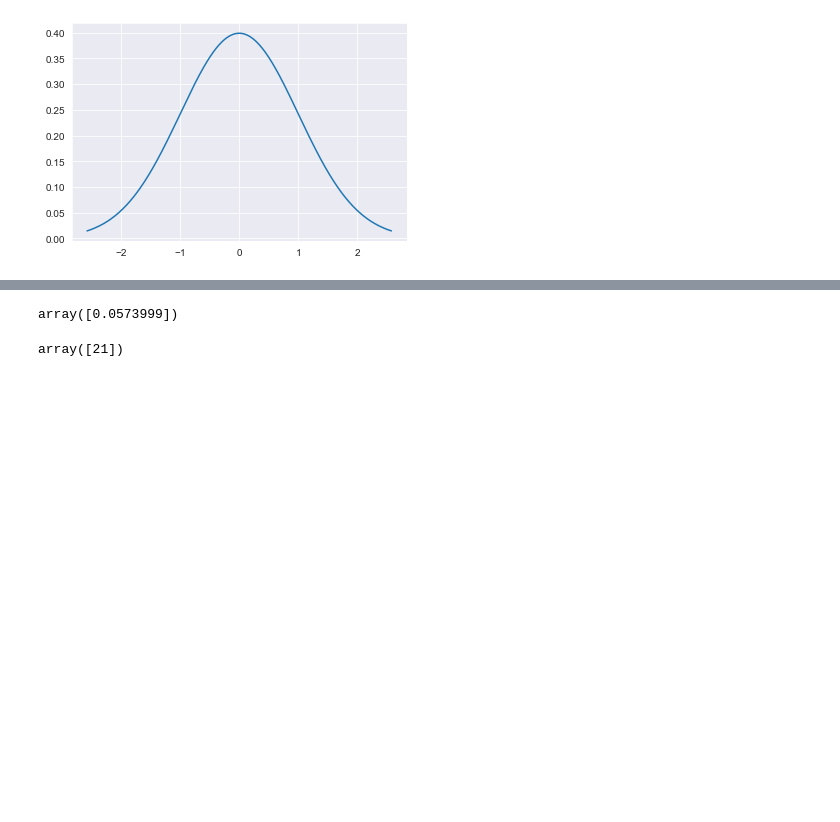
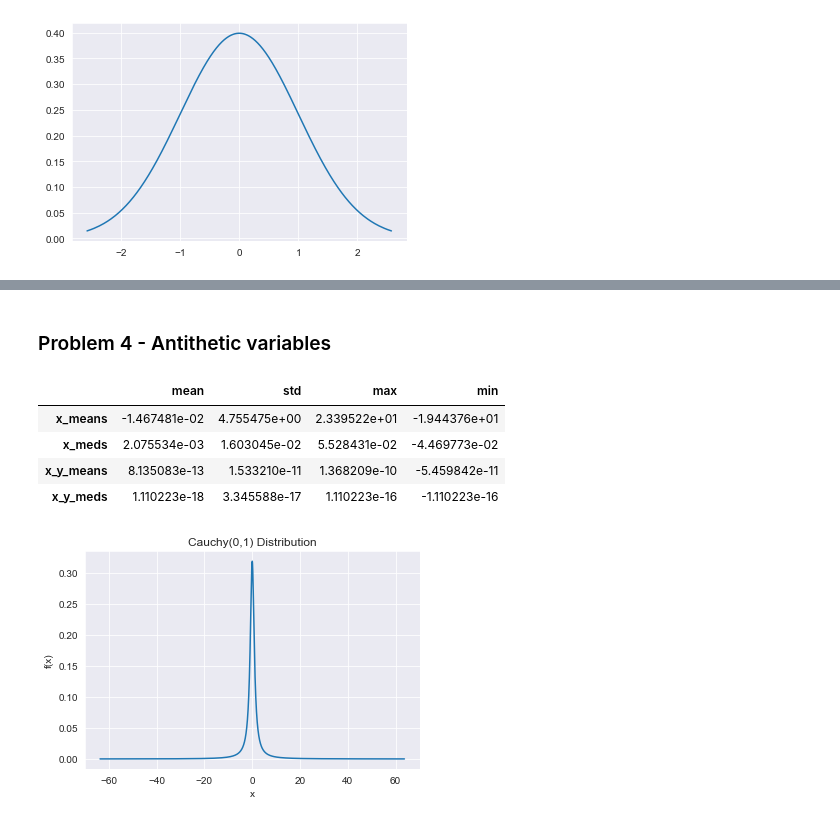
Before and after one commit to uwcheah/Main, a Jupyter notebook: montecarlo/Module 9.ipynb, the cells around one changed output, grey strips where cells are left out. Saved outputs shown, nothing was run; the diff lists cells and outputs as text; code cells hidden in the pictures; blank space fills up the shorter version.

```diff
--- a/montecarlo/Module 9.ipynb
+++ b/montecarlo/Module 9.ipynb
@@ -117,10 +122,5 @@ mstd &   0.464851 &   0.004767 \\
 \bottomrule
 \end{tabular}
-# %%
-sp.beta.rvs(a=1,b=5,size=1)
-# %% [output]
-array([0.0573999])
-# %%
-sp.binom.rvs(n=100,p=sp.beta.rvs(a=1,b=5,size=1),size=1)
-# %% [output]
-array([21])
+# %% [markdown]
+
+### Problem 4 - Antithetic variables
@@ -126,0 +168,16 @@ array([21])
+# %%
+# 4(a)
+# getting cauchy distribution
+dist_4a = sp.cauchy()
+ax_4a = plot_pdf(dist_4a)
+ax_4a.set_title('Cauchy(0,1) Distribution')
+# running simulation with antithetic variables
+results_4a = anti_thetic_sim(dist_4a)
+results_4a
+# %% [output]
+|  | mean | std | max | min |
+| x_means | -1.467481e-02 | 4.755475e+00 | 2.339522e+01 | -1.944376e+01 |
+| x_meds | 2.075534e-03 | 1.603045e-02 | 5.528431e-02 | -4.469773e-02 |
+| x_y_means | 8.135083e-13 | 1.533210e-11 | 1.368209e-10 | -5.459842e-11 |
+| x_y_meds | 1.110223e-18 | 3.345588e-17 | 1.110223e-16 | -1.110223e-16 |
+[figure, added]
```
Also changed, not shown: parts of 12 cells of this notebook.
